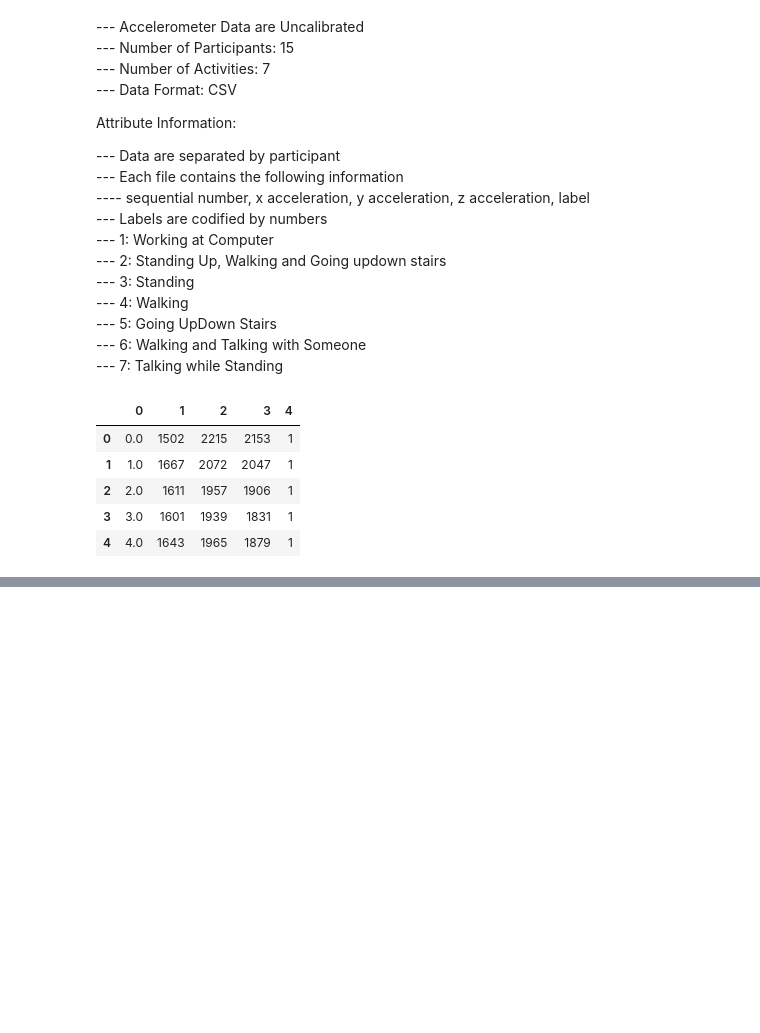
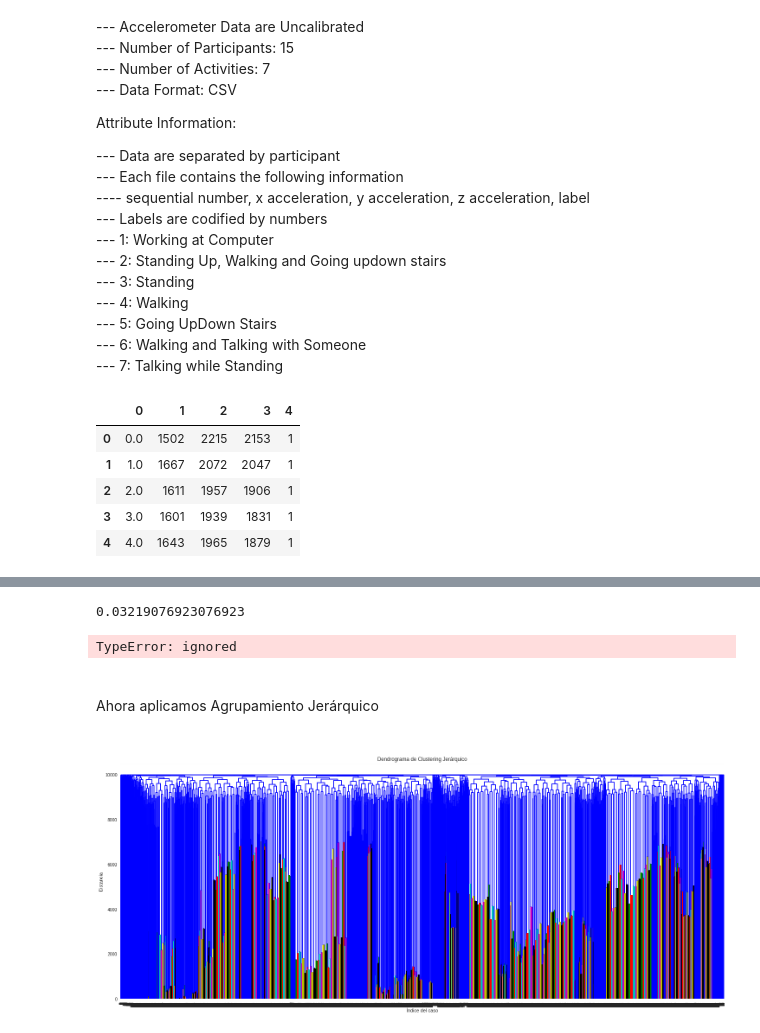
Before and after one commit to rafaelhab/unsupervisedlearning, a Jupyter notebook: CLUSTERING_7LABELED.ipynb, the cells around one changed output, grey strips where cells are left out. Drawn from its saved outputs; the diff is of its cells as text; code cells hidden in the pictures; blank space fills up the shorter version.

```diff
--- a/CLUSTERING_7LABELED.ipynb
+++ b/CLUSTERING_7LABELED.ipynb
@@ -52,7 +59,7 @@ def download_extract_zip(url):
     response = requests.get(url)
     with zipfile.ZipFile(io.BytesIO(response.content)) as thezip:
         df = pd.DataFrame()
-        for i in range(1,10):
+        for i in range(1,2): #Es de 1 a 10 pero por lo largo de los archivos solo tomé 2 para pruebas
             temp_df = pd.read_csv(thezip.open('Activity Recognition from Single Chest-Mounted Accelerometer/'+str(i)+'.csv'),header=None)
             df = df.append(temp_df, ignore_index = True)
 
@@ -139,0 +164,13 @@ print(calinski_harabaz_score(X, Dataset['kmeans']))
+# %%
+accuracy(cm)
+# %% [output]
+0.03219076923076923
+# %%
+#Aplicar Evluación por indicadores:
+evaluaciones(X, Dataset[4], Dataset['kmeans'])
+# %% [output]
+TypeError: ignored
+# %% [markdown]
+<br>
+Ahora aplicamos Agrupamiento Jerárquico<br>
+<br>
@@ -139,0 +179,20 @@ print(calinski_harabaz_score(X, Dataset['kmeans']))
+# %%
+modeloAglomerativo = AgglomerativeClustering(n_clusters = 7, affinity = 'euclidean', linkage="ward")
+modeloAglomerativo = modeloAglomerativo.fit(X[:10000,:])
+# %%
+# Creamos la matriz de enlaces que necesita el método dendrogram de scipy
+uniones = modeloAglomerativo.children_
+# Las distancias y los tamaños, en esta ocasión, los asignamos de manera
+# inocua para no alterar el resultado (no disponemos de la información completa)
+distancias = np.arange(uniones.shape[0])
+tamanyos = np.arange(2, uniones.shape[0]+2)
+mEnlaces = np.column_stack([uniones, distancias, tamanyos]).astype(float)
+
+plt.figure(figsize=(25, 10))
+plt.title('Dendrograma de Clustering Jerárquico')
+plt.xlabel('Índice del caso')
+plt.ylabel('Distancia')
+dendrogram(mEnlaces)
+plt.show()
+# %% [output]
+[figure, added]
```
Also changed, not shown: parts of 18 cells of this notebook.
